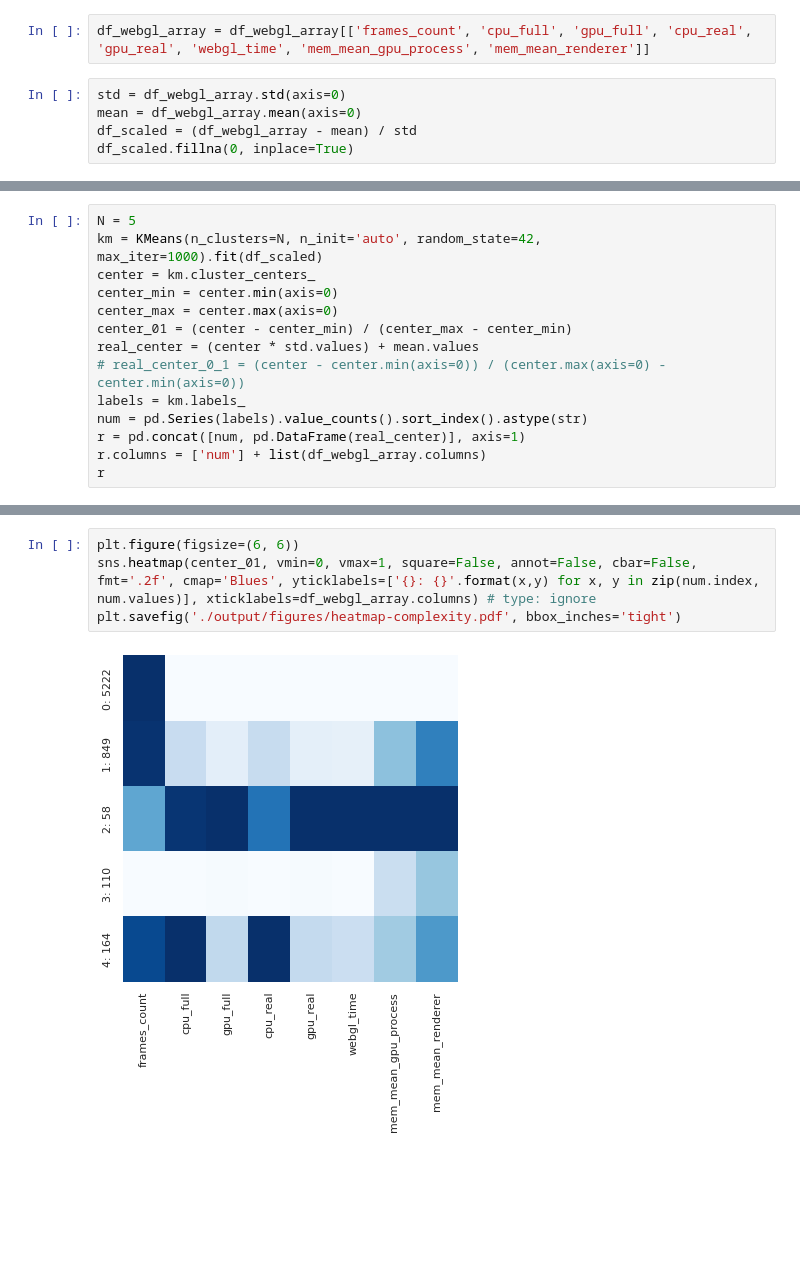
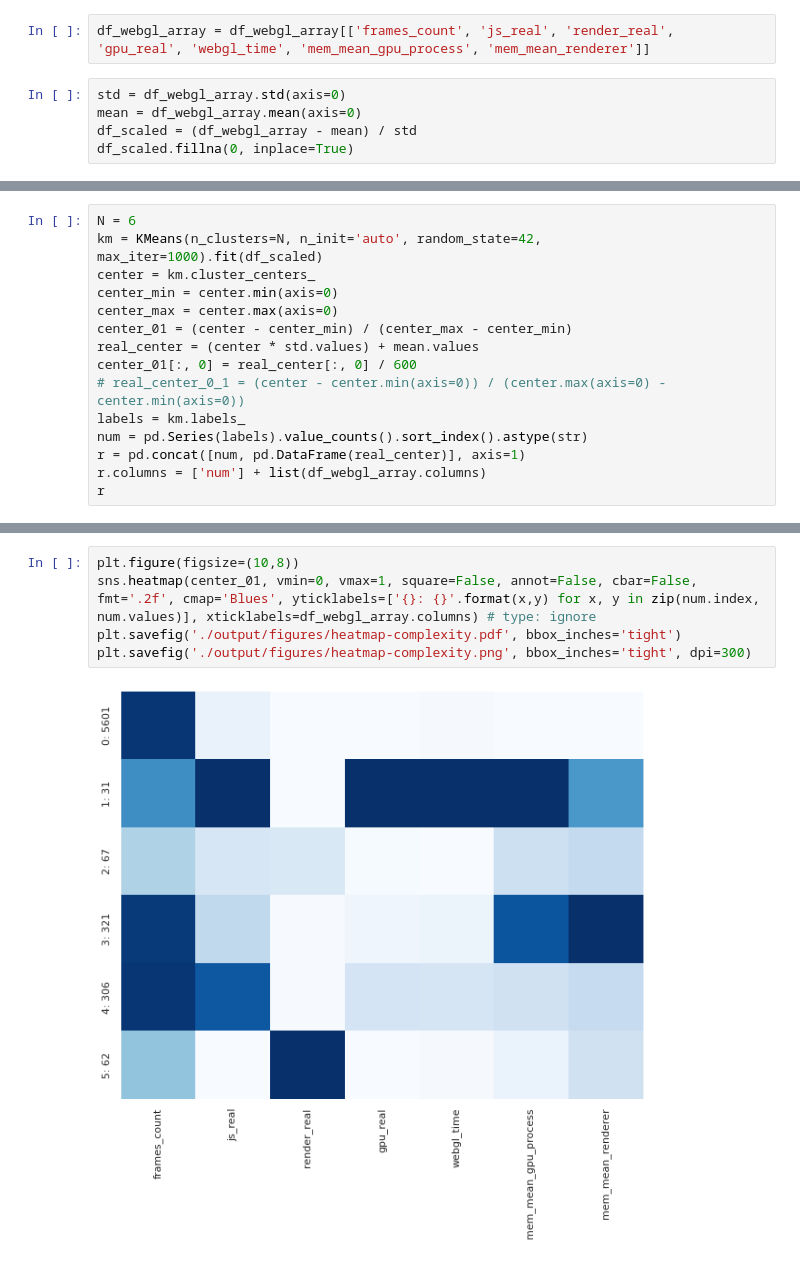
Before and after one commit to yudshj/WebGL-Empirical-Study-new, a Jupyter notebook: 4-2.WWW/performance/2_analyze.ipynb, the cells around one changed output, grey strips where cells are left out. Saved outputs shown, nothing was run; the diff lists cells and outputs as text; blank space fills up the shorter version.

```diff
--- a/4-2.WWW/performance/2_analyze.ipynb
+++ b/4-2.WWW/performance/2_analyze.ipynb
@@ -88,5 +100,5 @@ heatmap = sns.heatmap(corr, annot=True, cmap="Blues", fmt='.2f', square=True)
 # %%
-df_webgl_array = df_webgl_array[['frames_count', 'cpu_full', 'gpu_full', 'cpu_real', 'gpu_real', 'webgl_time', 'mem_mean_gpu_process', 'mem_mean_renderer']]
+df_webgl_array = df_webgl_array[['frames_count', 'js_real', 'render_real', 'gpu_real', 'webgl_time', 'mem_mean_gpu_process', 'mem_mean_renderer']]
 # %%
 std = df_webgl_array.std(axis=0)
 mean = df_webgl_array.mean(axis=0)
@@ -125,11 +137,12 @@ plt.show()
 # %%
-N = 5
+N = 6
 km = KMeans(n_clusters=N, n_init='auto', random_state=42, max_iter=1000).fit(df_scaled)
 center = km.cluster_centers_
 center_min = center.min(axis=0)
 center_max = center.max(axis=0)
 center_01 = (center - center_min) / (center_max - center_min)
 real_center = (center * std.values) + mean.values
+center_01[:, 0] = real_center[:, 0] / 600
 # real_center_0_1 = (center - center.min(axis=0)) / (center.max(axis=0) - center.min(axis=0))
 labels = km.labels_
 num = pd.Series(labels).value_counts().sort_index().astype(str)
@@ -146,6 +160,7 @@ r
 # %%
-plt.figure(figsize=(6, 6))
+plt.figure(figsize=(10,8))
 sns.heatmap(center_01, vmin=0, vmax=1, square=False, annot=False, cbar=False, fmt='.2f', cmap='Blues', yticklabels=['{}: {}'.format(x,y) for x, y in zip(num.index, num.values)], xticklabels=df_webgl_array.columns) # type: ignore
 plt.savefig('./output/figures/heatmap-complexity.pdf', bbox_inches='tight')
+plt.savefig('./output/figures/heatmap-complexity.png', bbox_inches='tight', dpi=300)
 # %% [output]
-[figure, old version]
+[figure, new version]
```
Also changed, not shown: parts of 21 cells of this notebook, 8 other files.
